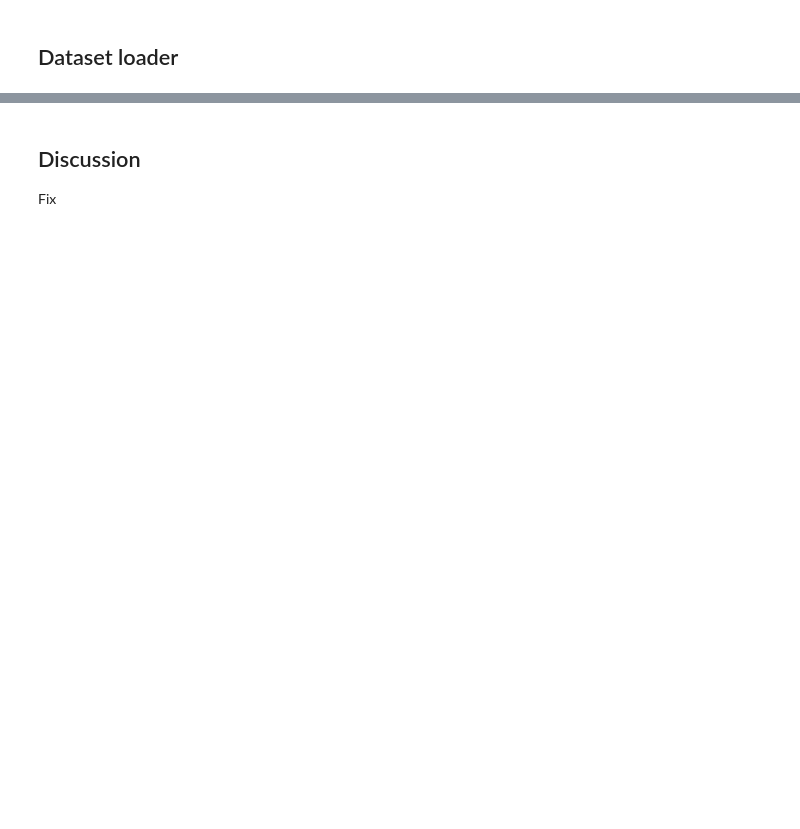
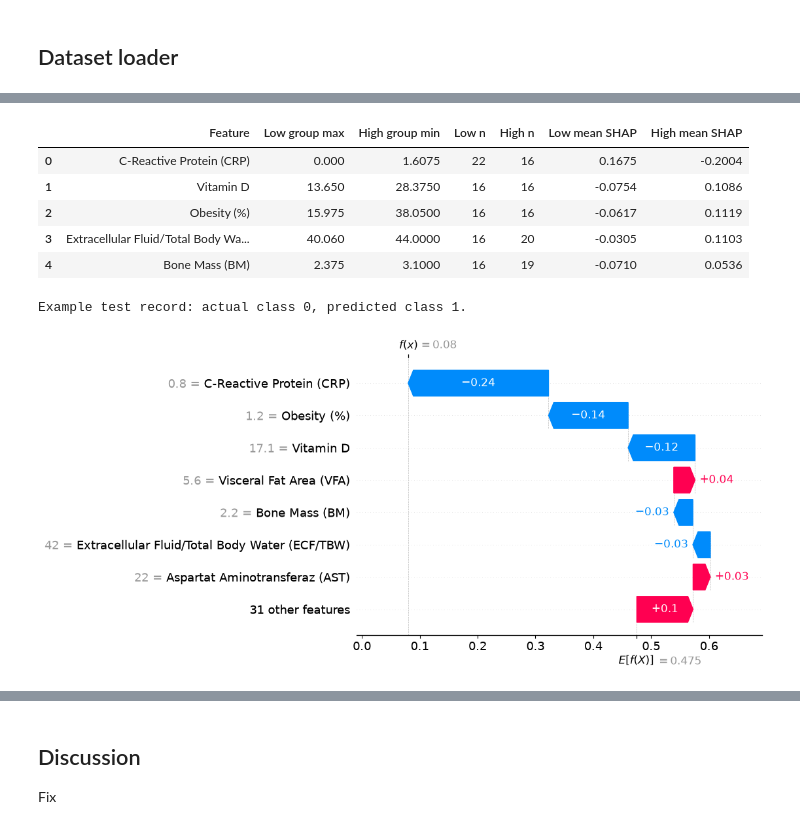
Before and after one commit to xeloyzus/Machine-Learning, a Jupyter notebook: Gallastone_ML.ipynb, the cells around one changed output, grey strips where cells are left out. Drawn from its saved outputs; the diff is of its cells as text; code cells hidden in the pictures; blank space fills up the shorter version.

```diff
--- a/Gallastone_ML.ipynb
+++ b/Gallastone_ML.ipynb
@@ -504,0 +238,8 @@ plt.show()
+# %%
+baseline = make_pipeline(StandardScaler(), LogisticRegression(max_iter=2000, random_state=42))
+baseline.fit(X_train, y_train)
+baseline_metrics = evaluate(baseline, X_test, y_test)
+
+models = {"XGBoost": model, "Logistic regression": baseline}
+comparison = pd.DataFrame([metrics, baseline_metrics], index=models.keys())
+display(comparison.round(3))
@@ -504,0 +376,12 @@ plt.show()
+# %%
+shap.plots.bar(explanations, max_display=10, show=False)
+save_plot("shap_bar.png")
+
+shap.plots.beeswarm(explanations, max_display=10, show=False)
+save_plot("shap_beeswarm.png")
+
+importance = pd.Series(np.abs(explanations.values).mean(axis=0),
+                       index=X_test.columns, name="Mean absolute SHAP")
+importance = importance.sort_values(ascending=False)
+display(importance.head(10).to_frame().round(4))
+print("Most influential features:", ", ".join(importance.head(5).index))
@@ -504,0 +403,41 @@ plt.show()
+# %%
+# Compare SHAP contributions for low and high values of the top five features.
+direction_rows = []
+for feature in importance.head(5).index:
+    values = X_test[feature].to_numpy()
+    contributions = explanations.values[:, X_test.columns.get_loc(feature)]
+    low, high = np.quantile(values, [0.25, 0.75])
+    if low == high:
+        low, high = values.min(), values.max()
+    if low == high:
+        continue
+
+    low_mask, high_mask = values <= low, values >= high
+    direction_rows.append([
+        feature, low, high, low_mask.sum(), high_mask.sum(),
+        contributions[low_mask].mean(), contributions[high_mask].mean()
+    ])
+
+direction = pd.DataFrame(direction_rows, columns=[
+    "Feature", "Low group max", "High group min", "Low n", "High n",
+    "Low mean SHAP", "High mean SHAP"
+])
+display(direction.round(4))
+
+# Explain a missed case, or a correctly detected case if none were missed.
+missed = np.flatnonzero((y_test.to_numpy() == 0) & (test_predictions == 1))
+cases = np.flatnonzero(y_test.to_numpy() == 0)
+case = missed[0] if len(missed) else cases[0] if len(cases) else 0
+
+print(f"Example test record: actual class {y_test.iloc[case]}, predicted class {test_predictions[case]}.")
+shap.plots.waterfall(explanations[case], max_display=8, show=False)
+save_plot("shap_waterfall.png")
+# %% [output]
+|  | Feature | Low group max | High group min | Low n | High n | Low mean SHAP | High mean SHAP |
+| 0 | C-Reactive Protein (CRP) | 0.000 | 1.6075 | 22 | 16 | 0.1675 | -0.2004 |
+| 1 | Vitamin D | 13.650 | 28.3750 | 16 | 16 | -0.0754 | 0.1086 |
+| 2 | Obesity (%) | 15.975 | 38.0500 | 16 | 16 | -0.0617 | 0.1119 |
+| 3 | Extracellular Fluid/Total Body Wa... | 40.060 | 44.0000 | 16 | 20 | -0.0305 | 0.1103 |
+| 4 | Bone Mass (BM) | 2.375 | 3.1000 | 16 | 19 | -0.0710 | 0.0536 |
+Example test record: actual class 0, predicted class 1.
+[figure, added]
```
Also changed, not shown: parts of 41 cells of this notebook, 8 other files.
